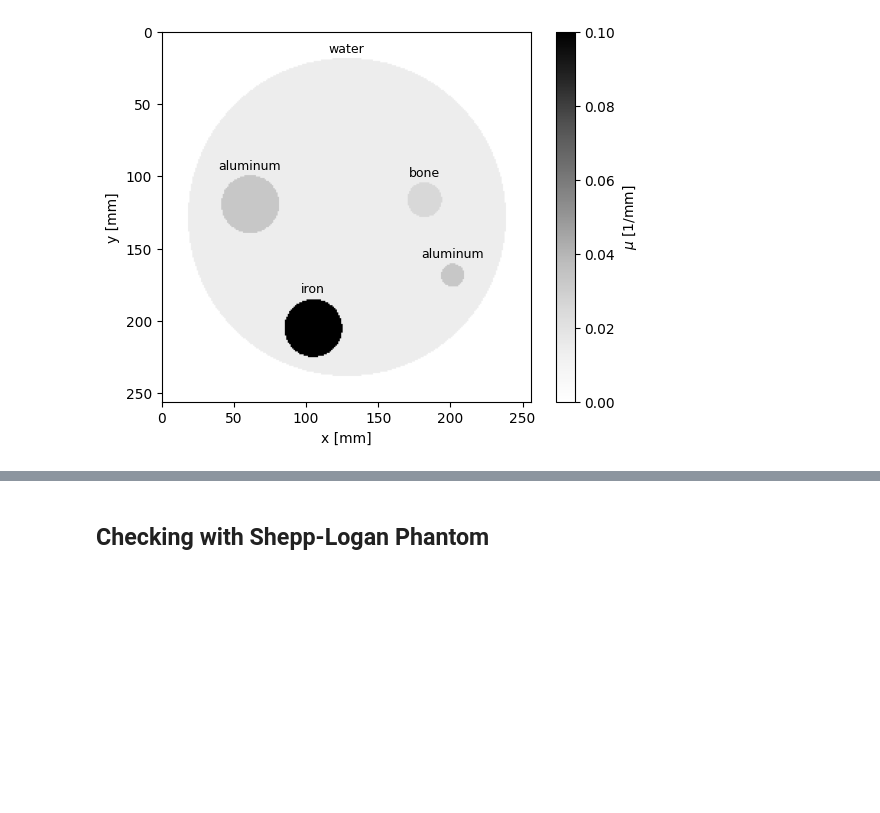
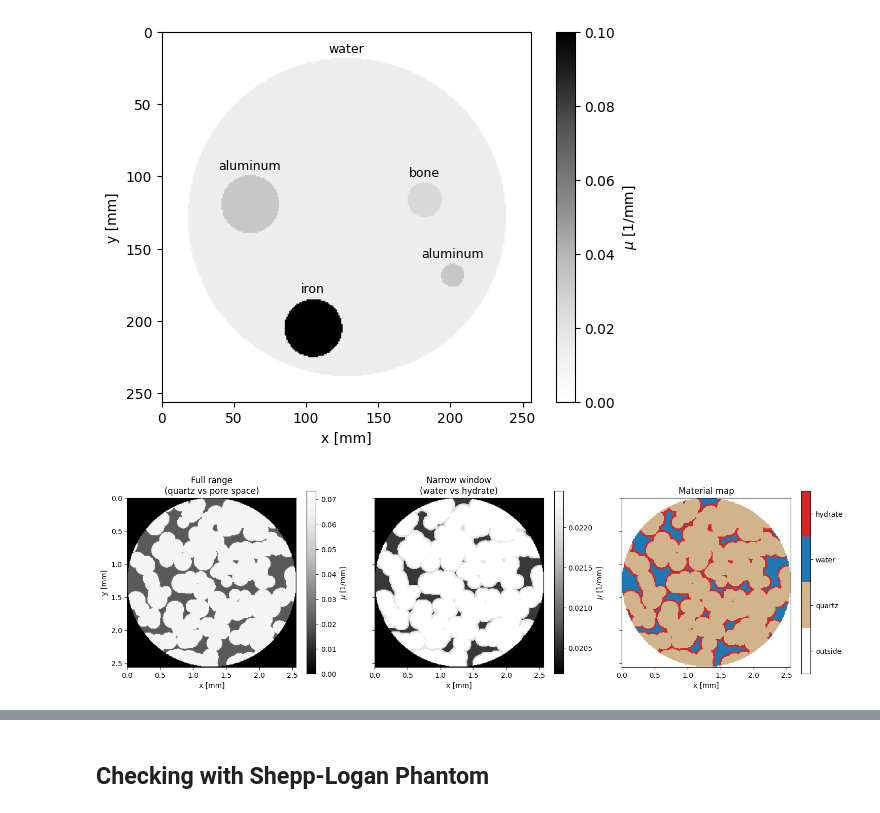
Before and after one commit to aurorsta/master_polychromatic_beam, a Jupyter notebook: beam_hardening_basics.ipynb, the cells around one changed output, grey strips where cells are left out. Cells and saved outputs as stored; diff of their text form; code cells hidden in the pictures; blank space fills up the shorter version.

Commit message:
feat: adding hydrate sample

```diff
--- a/beam_hardening_basics.ipynb
+++ b/beam_hardening_basics.ipynb
@@ -143,3 +193,39 @@ plt.show()
+# %%
+from matplotlib.colors import ListedColormap
+
+# Integer label per pixel: 0 outside, 1 quartz, 2 water, 3 hydrate
+labels = np.zeros(sandstone.shape, int)
+for i, name in enumerate(["quartz", "water", "hydrate"], start=1):
+    labels[masks[name]] = i
+cmap_labels = ListedColormap(["white", "tan", "tab:blue", "tab:red"])
+
+fig, axes = plt.subplots(1, 3, figsize=(15, 4.8), sharex=True, sharey=True)
+
+# 1. Full range: quartz vs pore space
+im = axes[0].imshow(sandstone, cmap="Greys_r", vmin=0, vmax=1.1 * mus["quartz"], extent=ext)
+axes[0].set_title("Full range\n(quartz vs pore space)")
+fig.colorbar(im, ax=axes[0], label=r"$\mu$ [1/mm]", shrink=0.8)
+
+# 2. Narrow window: water vs hydrate
+im = axes[1].imshow(sandstone, cmap="Greys_r",
+                    vmin=0.98 * mus["water"], vmax=1.02 * mus["hydrate"], extent=ext)
+axes[1].set_title("Narrow window\n(water vs hydrate)")
+fig.colorbar(im, ax=axes[1], label=r"$\mu$ [1/mm]", shrink=0.8)
+
+# 3. Material map from the masks
+im = axes[2].imshow(labels, cmap=cmap_labels, vmin=-0.5, vmax=3.5,
+                    extent=ext, interpolation="nearest")
+axes[2].set_title("Material map")
+cbar = fig.colorbar(im, ax=axes[2], ticks=[0, 1, 2, 3], shrink=0.8)
+cbar.ax.set_yticklabels(["outside", "quartz", "water", "hydrate"])
+
+for ax in axes:
+    ax.set_xlabel("x [mm]")
+axes[0].set_ylabel("y [mm]")
+fig.tight_layout()
+plt.show()
+# %% [output]
+[figure, added]
 # %%
 fig, (ax1, ax2) = plt.subplots(1, 2, figsize=(10, 4.5))
 
```
Also changed, not shown: parts of 8 cells of this notebook, 1 other file.
